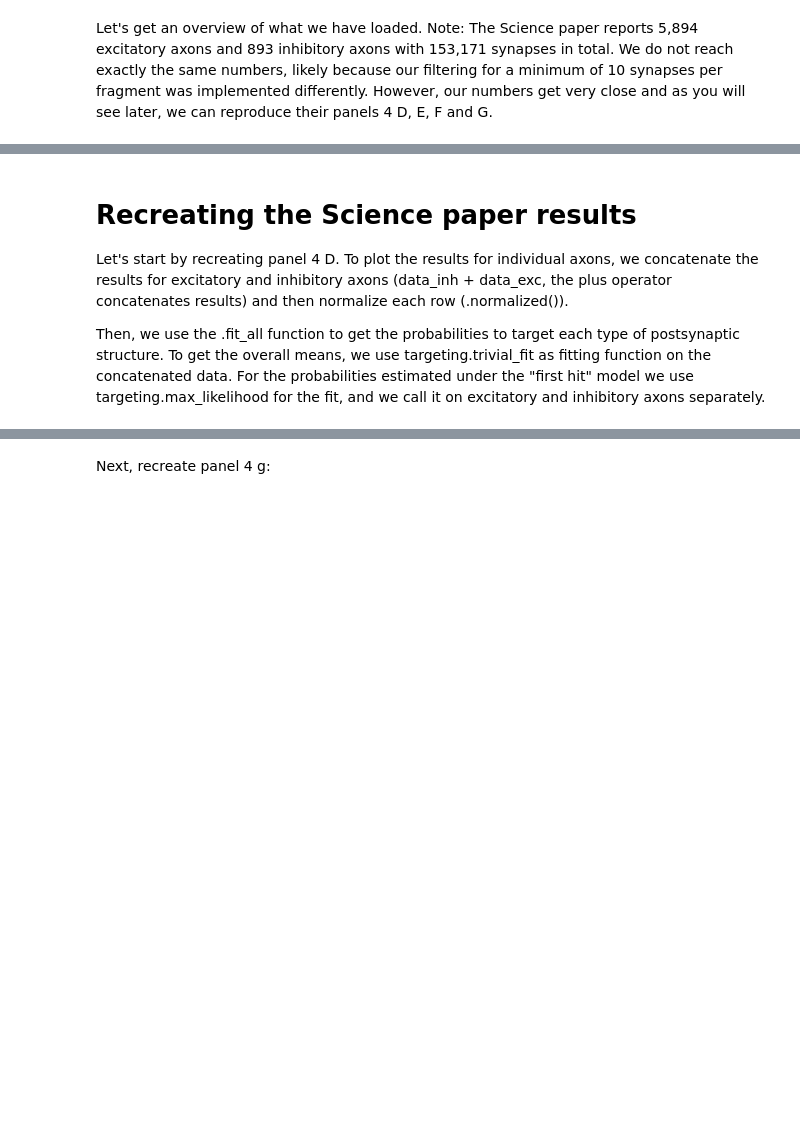
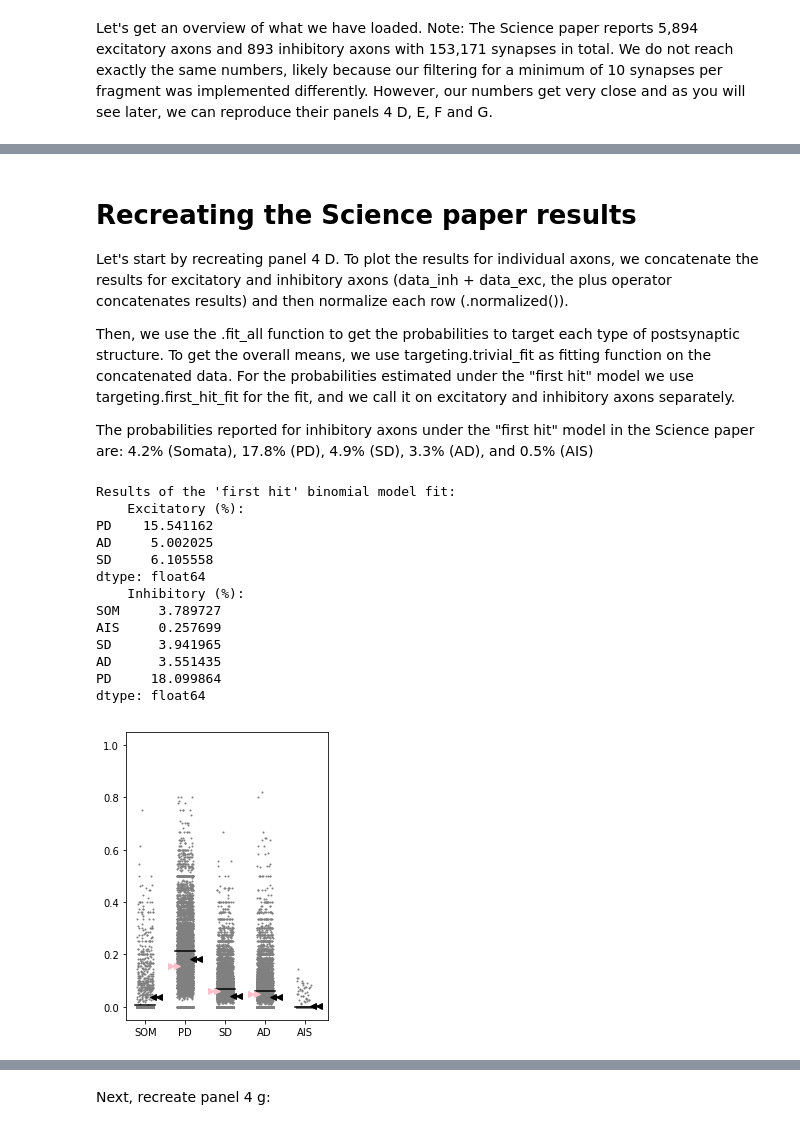
Before and after one commit to MWolfR/targeting_specificity_test, a Jupyter notebook: Targeting specificity test.ipynb, the cells around one changed output, grey strips where cells are left out. Cells and saved outputs as stored; diff of their text form; code cells hidden in the pictures; blank space fills up the shorter version.

```diff
--- a/Targeting specificity test.ipynb
+++ b/Targeting specificity test.ipynb
@@ -13,7 +13,7 @@ fileurls = {'dendrites': 'https://l4dense2019.brain.mpg.de/webdav/dendrites.hdf5
             'synapses': 'https://l4dense2019.brain.mpg.de/webdav/synapses.hdf5',
             'axons': 'https://l4dense2019.brain.mpg.de/webdav/axons.hdf5'}
 
-local_data_dir = '/gpfs/bbp.cscs.ch/home/reimann/data/Helmstaedter_results'
+local_data_dir = '/home/reimann/Documents/data/Helstaedter_connectome'
 if not os.path.exists(local_data_dir):
     os.makedirs(local_data_dir)
 
@@ -26,8 +26,10 @@ for k in filenames.keys():
 # %% [markdown]
 Now we load the data. We load data for excitatory and inhibitory connections separately. We set min_n_dendrite=10 and min_n_axon=10 to indicate that post- and pre-synaptic fragments with fewer than 10 synapses should be filtered out, as in the Science paper.
 # %%
-data_inh = targeting.Helmstaedter_results(filenames, ['inhibitory'], min_n_dendrite=10, min_n_axon=10)
-data_exc = targeting.Helmstaedter_results(filenames, ['corticocortical', 'thalamocortical'], min_n_dendrite=10, min_n_axon=10)
+data_inh = targeting.Helmstaedter_results(filenames, ['inhibitory'],
+                                          min_n_dendrite=10, min_n_axon=10)
+data_exc = targeting.Helmstaedter_results(filenames, ['corticocortical', 'thalamocortical'],
+                                          min_n_dendrite=10, min_n_axon=10)
 # %% [markdown]
 Let's get an overview of what we have loaded. Note: The Science paper reports 5,894 excitatory axons and 893 inhibitory axons with 153,171 synapses in total. We do not reach exactly the same numbers, likely because our filtering for a minimum of 10 synapses per fragment was implemented differently. However, our numbers get very close and as you will see later, we can reproduce their panels 4 D, E, F and G.
 # %%
@@ -42,7 +62,9 @@ print("""There are {n_exc} synapses from {l_exc} excitatory axons
 # Recreating the Science paper results
 Let's start by recreating panel 4 D. To plot the results for individual axons, we concatenate the results for excitatory and inhibitory axons (data_inh + data_exc, the plus operator concatenates results) and then normalize each row (.normalized()).
 
-Then, we use the .fit_all function to get the probabilities to target each type of postsynaptic structure. To get the overall means, we use targeting.trivial_fit as fitting function on the concatenated data. For the probabilities estimated under the "first hit" model we use targeting.max_likelihood for the fit, and we call it on excitatory and inhibitory axons separately.
+Then, we use the .fit_all function to get the probabilities to target each type of postsynaptic structure. To get the overall means, we use targeting.trivial_fit as fitting function on the concatenated data. For the probabilities estimated under the "first hit" model we use targeting.first_hit_fit for the fit, and we call it on excitatory and inhibitory axons separately.
+
+The probabilities reported for inhibitory axons under the "first hit" model in the Science paper are: 4.2% (Somata), 17.8% (PD), 4.9% (SD), 3.3% (AD), and 0.5% (AIS)
 # %%
 type_to_idx = {'SOM': 0, 'PD': 1, 'SD': 2, 'AD': 3, 'AIS': 4, 'OTHER': -1}
 idx_to_type = dict([(v, k) for k, v in type_to_idx.items()])
@@ -59,34 +81,49 @@ def plot_a_column(ax, data, column_name):
 def plot_mean_column(ax, data_mn, data_fit_exc, data_fit_inh, column_name):
     base_x = type_to_idx[column_name]
     y_mn = data_mn[column_name]
     y_inh = data_fit_inh[column_name]
     ax.plot([base_x - 0.25, base_x + 0.25], [y_mn, y_mn], color='black')
     ax.plot([base_x + 0.35, base_x + 0.2], [y_inh, y_inh], color='black', marker='<')
     if column_name in data_fit_exc:
         y_exc = data_fit_exc[column_name]
         ax.plot([base_x - 0.35, base_x - 0.2], [y_exc, y_exc], color='pink', marker='>')
 
 def fig_4_d(data_exc, data_inh):
     from matplotlib import pyplot as plt
     data_all = data_inh + data_exc
     normalized_all = data_all.normalized()
     data_mn = data_all.fit_all(targeting.trivial_fit)
-    data_fit_exc = data_exc.fit_all(targeting.max_likelihood)
-    data_fit_inh = data_inh.fit_all(targeting.max_likelihood)
+    data_fit_exc = data_exc.fit_all(targeting.first_hit_fit)
+    data_fit_inh = data_inh.fit_all(targeting.first_hit_fit)
     data_fit_exc.pop('OTHER'); data_fit_inh.pop('OTHER')
     print("""Results of the 'first hit' binomial model fit:
     Excitatory (%):\n{res_exc}
     Inhibitory (%):\n{res_inh}""".format(res_exc=str(100*data_fit_exc),
                                    res_inh=str(100*data_fit_inh)))
     ax = plt.figure(figsize=(3.5,5)).add_axes([0.1, 0.1, 0.8, 0.8])
     for col in data_fit_inh.index:
         plot_a_column(ax, normalized_all.res, col)
         plot_mean_column(ax, data_mn, data_fit_exc, data_fit_inh, col)
     idxx = sorted(idx_to_type.keys())
     ax.set_xticks(idxx[1:])
     ax.set_xticklabels([idx_to_type[i] for i in idxx[1:]])
     ax.set_ylim([-0.05, 1.05])
 
 fig_4_d(data_exc, data_inh)
+# %% [output]
+Results of the 'first hit' binomial model fit:
+    Excitatory (%):
+PD    15.541162
+AD     5.002025
+SD     6.105558
+dtype: float64
+    Inhibitory (%):
+SOM     3.789727
+AIS     0.257699
+SD      3.941965
+AD      3.551435
+PD     18.099864
+dtype: float64
+[figure, added]
 # %% [markdown]
 Now let's recreate panels 4 E and F.
```
Also changed, not shown: parts of 9 cells of this notebook, 2 other files.
